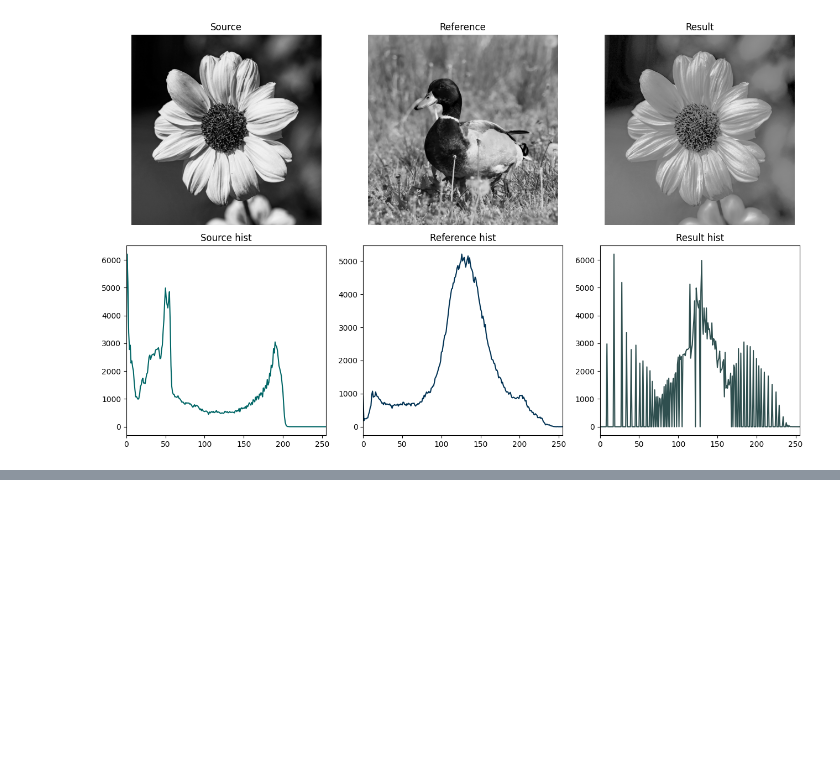
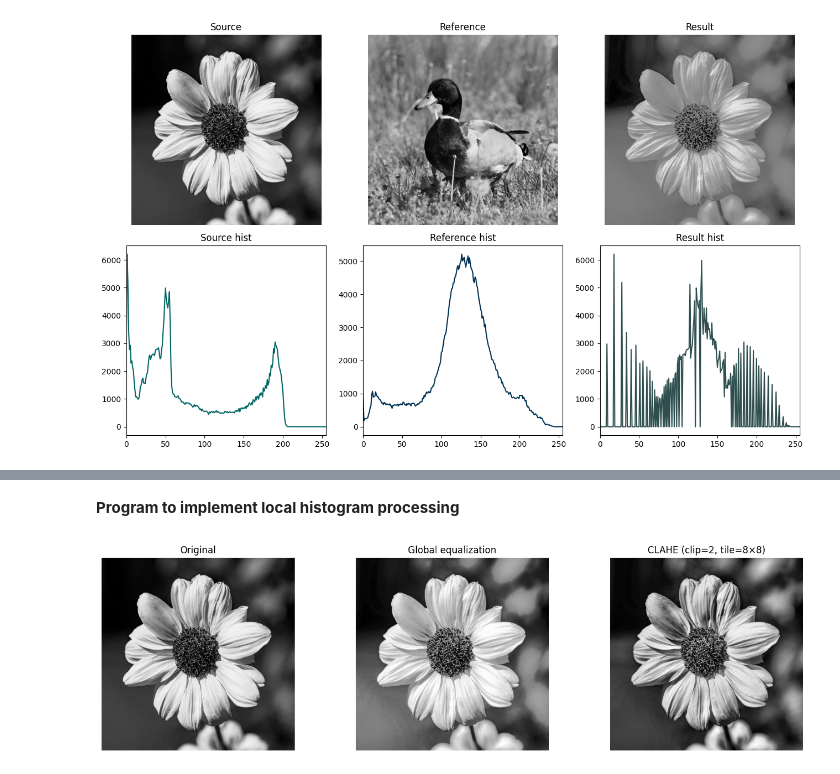
Before and after one commit to Pranish03/image-processing-opencv, a Jupyter notebook: 02_histogram_processing.ipynb, the cells around one changed output, grey strips where cells are left out. Drawn from its saved outputs; the diff is of its cells as text; code cells hidden in the pictures; blank space fills up the shorter version.

Commit message:
Complete local histogram processing

```diff
--- a/02_histogram_processing.ipynb
+++ b/02_histogram_processing.ipynb
@@ -224,0 +251,29 @@ plt.show()
+# %% [markdown]
+**Program to implement local histogram processing**
+# %%
+img = cv2.imread("images/img-2.png", 0)
+
+clahe = cv2.createCLAHE(clipLimit=2.0, tileGridSize=(8, 8))
+img_clahe = clahe.apply(img)
+# %%
+plt.figure(figsize=(14, 4))
+
+plt.subplot(1, 3, 1)
+plt.imshow(img, cmap="gray")
+plt.title("Original")
+plt.axis("off")
+
+plt.subplot(1, 3, 2)
+plt.imshow(cv2.equalizeHist(img), cmap="gray")
+plt.title("Global equalization")
+plt.axis("off")
+
+plt.subplot(1, 3, 3)
+plt.imshow(img_clahe, cmap="gray")
+plt.title("CLAHE (clip=2, tile=8×8)")
+plt.axis("off")
+
+plt.tight_layout()
+plt.show()
+# %% [output]
+[figure, added]
```
Also changed, not shown: parts of 3 cells of this notebook.
